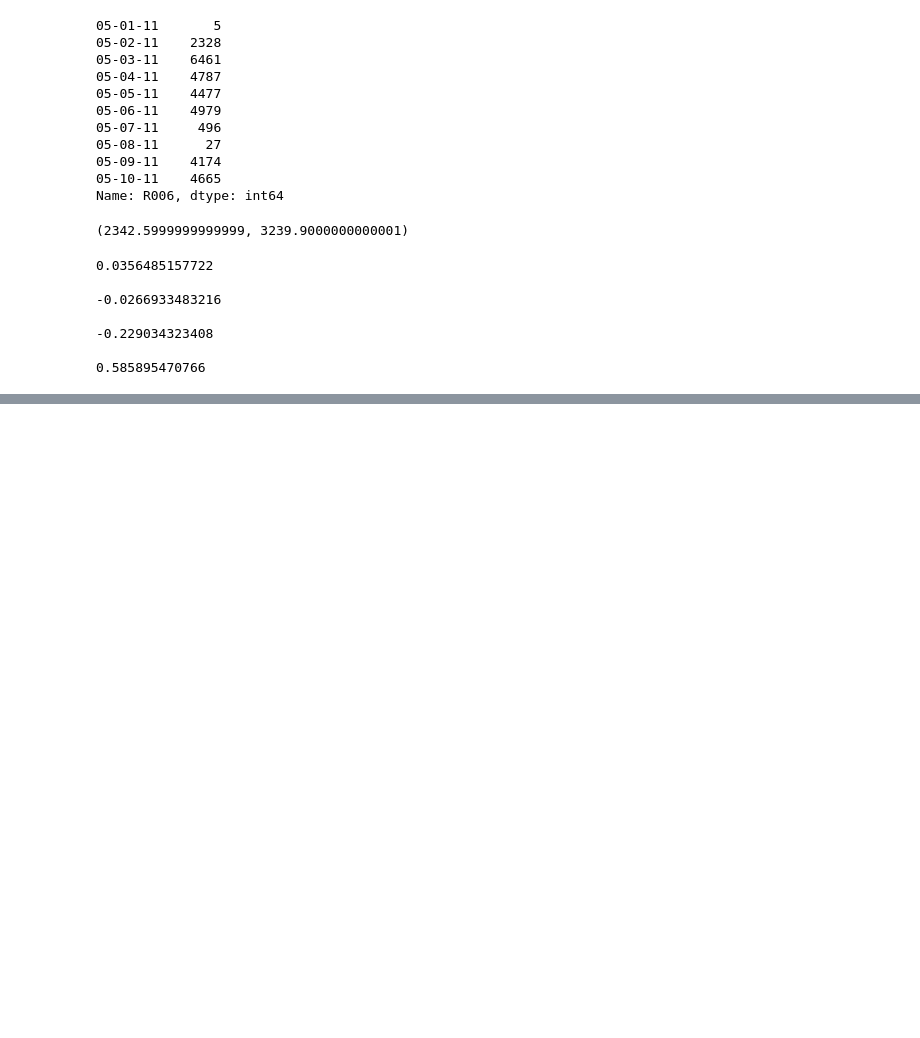
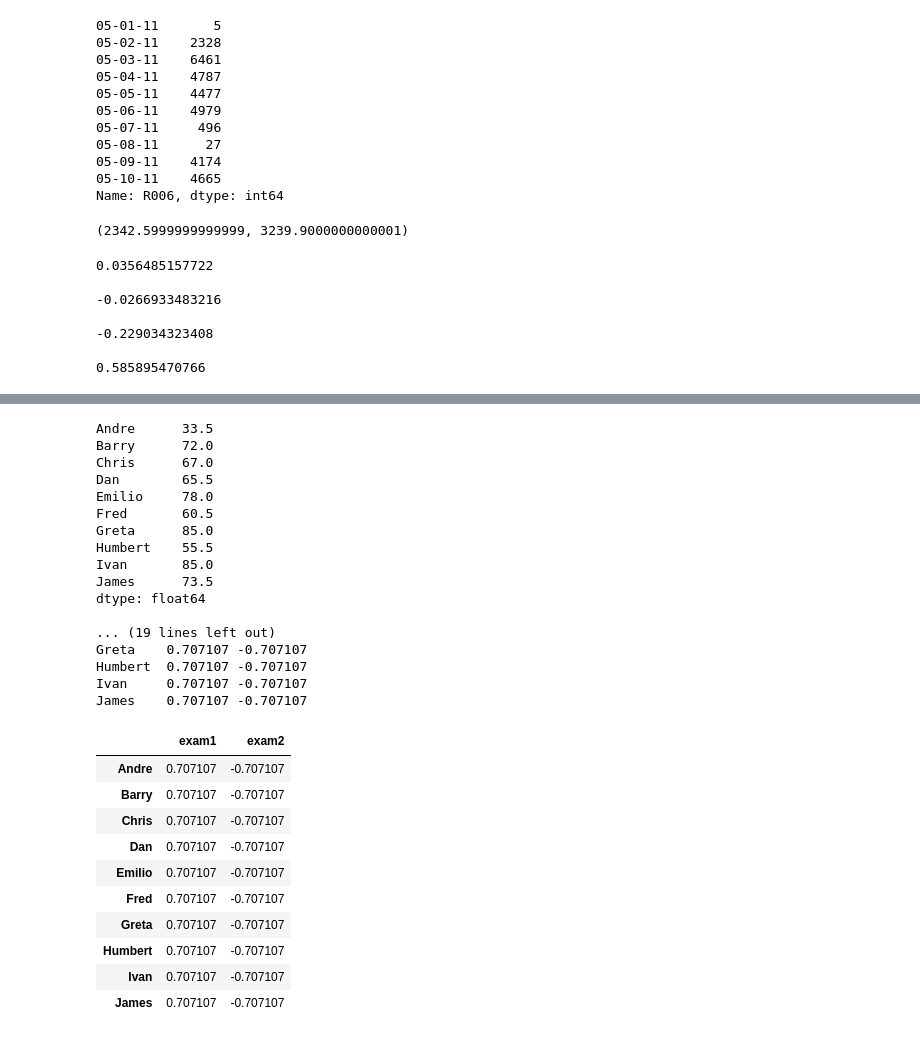
Before and after one commit to Vinayrraj/NY-Subway-Weather, a Jupyter notebook: NY-Subway-Weather.ipynb, the cells around one changed output, grey strips where cells are left out. Saved outputs shown, nothing was run; the diff lists cells and outputs as text; code cells hidden in the pictures; blank space fills up the shorter version.

```diff
--- a/NY-Subway-Weather.ipynb
+++ b/NY-Subway-Weather.ipynb
@@ -327,0 +841,48 @@ print correlation(entries, cum_entries)
+# %%
+
+
+def standardize_rows(grades_df):
+    '''
+    Optional: Fill in this function to standardize each row of the given
+    DataFrame. Again, try not to use apply().
+
+    This one is more challenging than standardizing each column!
+    '''
+    print grades_df.mean(axis='columns')
+    print
+    print grades_df.sub(grades_df.mean(axis='columns'), axis='index')
+    print
+    print (grades_df.sub(grades_df.mean(axis='columns'), axis='index')).div(grades_df.std(axis='columns'), axis='index')
+
+    return (grades_df.sub(grades_df.mean(axis='columns'), axis='index')).div(grades_df.std(axis='columns'), axis='index')
+
+standardize_rows(grades_df)
+# %% [output]
+Andre      33.5
+Barry      72.0
+Chris      67.0
+Dan        65.5
+Emilio     78.0
+Fred       60.5
+Greta      85.0
+Humbert    55.5
+Ivan       85.0
+James      73.5
+dtype: float64
+
+... (19 lines left out)
+Greta    0.707107 -0.707107
+Humbert  0.707107 -0.707107
+Ivan     0.707107 -0.707107
+James    0.707107 -0.707107
+|  | exam1 | exam2 |
+| Andre | 0.707107 | -0.707107 |
+| Barry | 0.707107 | -0.707107 |
+| Chris | 0.707107 | -0.707107 |
+| Dan | 0.707107 | -0.707107 |
+| Emilio | 0.707107 | -0.707107 |
+| Fred | 0.707107 | -0.707107 |
+| Greta | 0.707107 | -0.707107 |
+| Humbert | 0.707107 | -0.707107 |
+| Ivan | 0.707107 | -0.707107 |
+| James | 0.707107 | -0.707107 |
```
Also changed, not shown: parts of 20 cells of this notebook.
